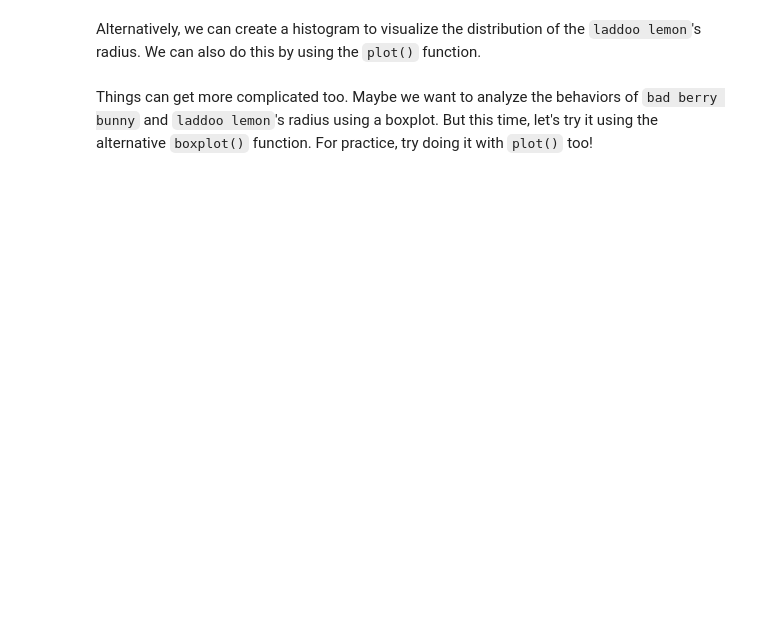
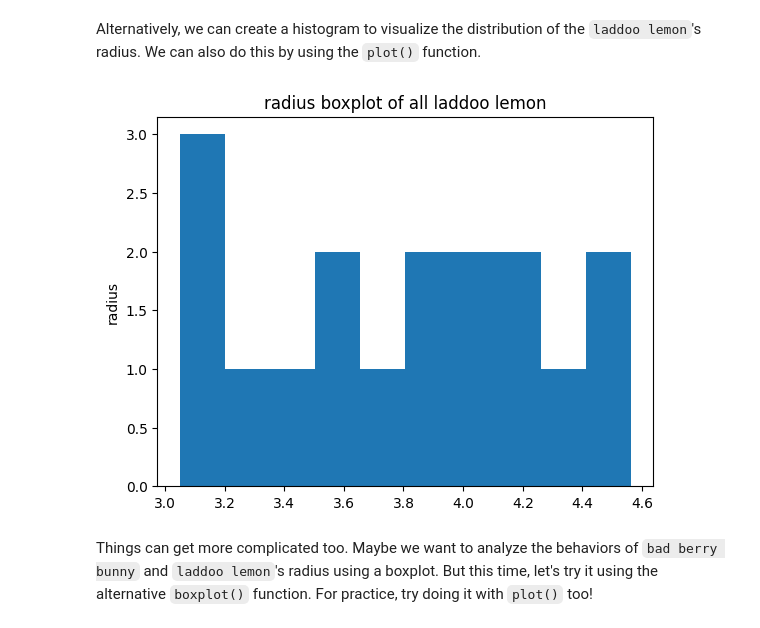
Before and after one commit to snigdhapulim/CS506-Spring2023, a Jupyter notebook: labs/02-lab/lab02_snigdha.ipynb, the cells around one changed output. Saved outputs shown, nothing was run; the diff lists cells and outputs as text; code cells hidden in the pictures; blank space fills up the shorter version.

```diff
--- a/labs/02-lab/lab02_snigdha.ipynb
+++ b/labs/02-lab/lab02_snigdha.ipynb
@@ -360,2 +365,10 @@ Alternatively, we can create a histogram to visualize the distribution of the `l
+# %%
+#TODO: add the described histogram
+plt.hist(df[df['cookie']=='laddoo lemon']['radius'])
+plt.title('radius boxplot of all laddoo lemon')
+plt.ylabel("radius")
+plt.show()
+# %% [output]
+[figure, added]
 # %% [markdown]
 Things can get more complicated too. Maybe we want to analyze the behaviors of `bad berry bunny` and `laddoo lemon`'s radius using a boxplot. But this time, let's try it using the alternative `boxplot()` function. For practice, try doing it with `plot()` too!
```
Also changed, not shown: parts of 15 cells of this notebook.
